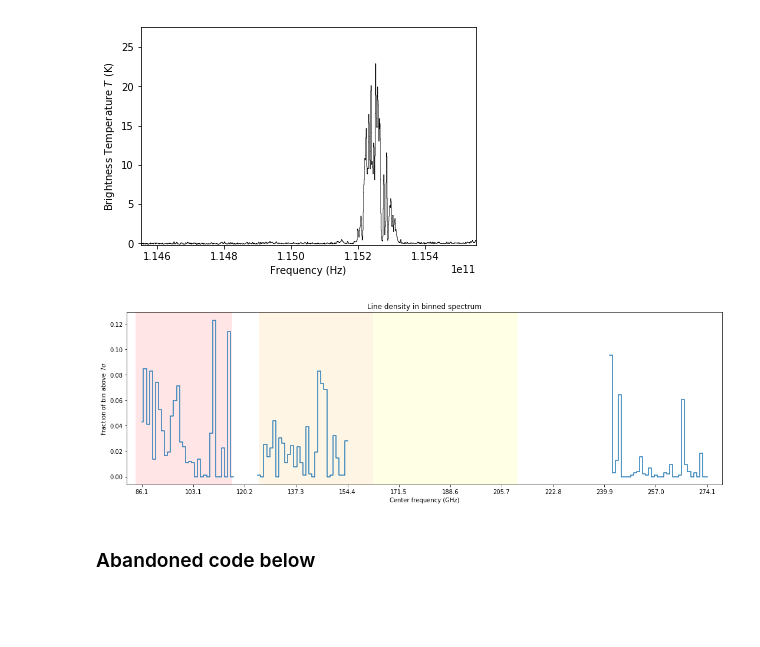
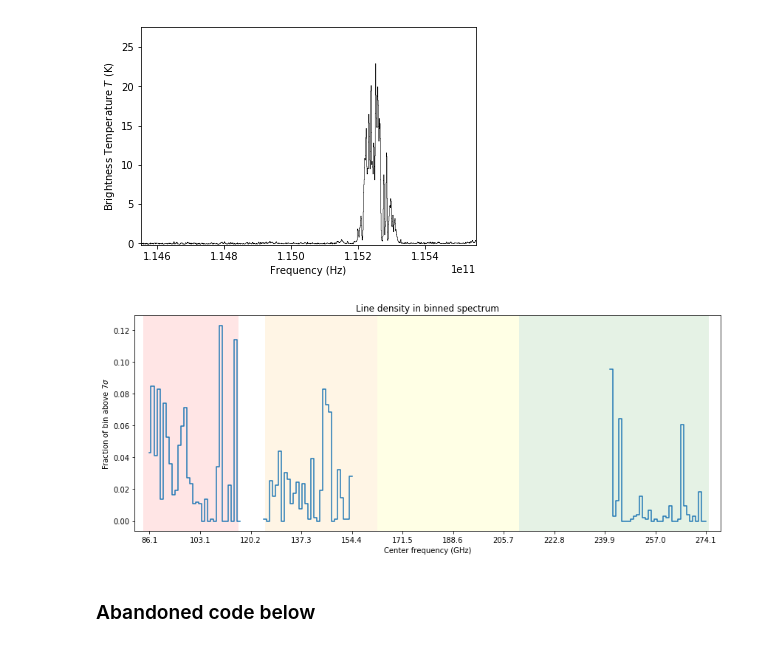
Before and after one commit to abulatek/brick, a Jupyter notebook: resubmission/summary_plot.ipynb, the cells around one changed output. Cells and saved outputs as stored; diff of their text form; code cells hidden in the pictures; blank space fills up the shorter version.

Commit message:
Changed shape and colors of line density plot

```diff
--- a/resubmission/summary_plot.ipynb
+++ b/resubmission/summary_plot.ipynb
@@ -204,26 +204,26 @@ Fraction above 7*sigma: 0.11414634146341464
 [figure]
 # %%
 import matplotlib.patches as mpatches
-plt.figure(figsize=(15, 5))
+plt.figure(figsize=(12, 5))
 plt.plot(freq_bin_centers*(1/(10.**9)), fractions, linestyle = '-', drawstyle = 'steps-mid')
 plt.xlabel('Center frequency (GHz)')
 plt.ylabel('Fraction of bin above $7\sigma$')
 plt.title('Line density in binned spectrum')
 plt.xlim(np.min(freq_bin_centers*(1/(10.**9)))-5, np.max(freq_bin_centers*(1/(10.**9)))+5)
 plt.xticks(np.linspace(np.min(freq_bin_centers*(1/(10.**9))), np.max(freq_bin_centers*(1/(10.**9))), 12))
 plt.tight_layout()
 band3 = mpatches.Rectangle((84, -0.02), (116. - 84.), 0.2, alpha = 0.1, facecolor = "red")
 band4 = mpatches.Rectangle((125, -0.02), (163. - 125.), 0.2, alpha = 0.1, facecolor = "orange")
 band5 = mpatches.Rectangle((163, -0.02), (211. - 163.), 0.2, alpha = 0.1, facecolor = "yellow")
-band6 = mpatches.Rectangle((211, -0.02), (275. - 163.), 0.2, alpha = 0.1, facecolor = "yellow")
-211 – 275
+band6 = mpatches.Rectangle((211, -0.02), (275. - 211.), 0.2, alpha = 0.1, facecolor = "green")
 plt.gca().add_patch(band3)
 plt.gca().add_patch(band4)
 plt.gca().add_patch(band5)
+plt.gca().add_patch(band6)
 plt.savefig('line_density_diff_range3.png', dpi = 200)
 plt.show()
 # %% [output]
-[figure, old version]
+[figure, new version]
 # %% [markdown]
 ### Abandoned code below
 # %%
```
Also changed, not shown: 1 other file.
